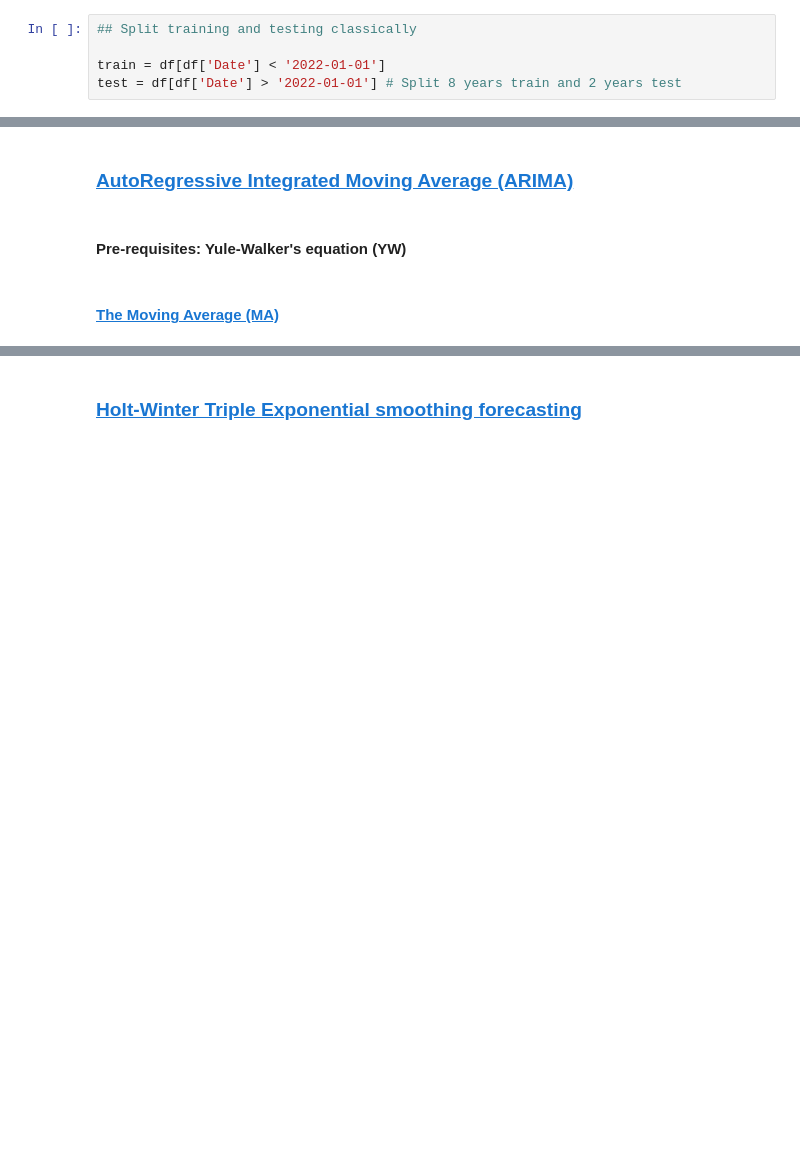
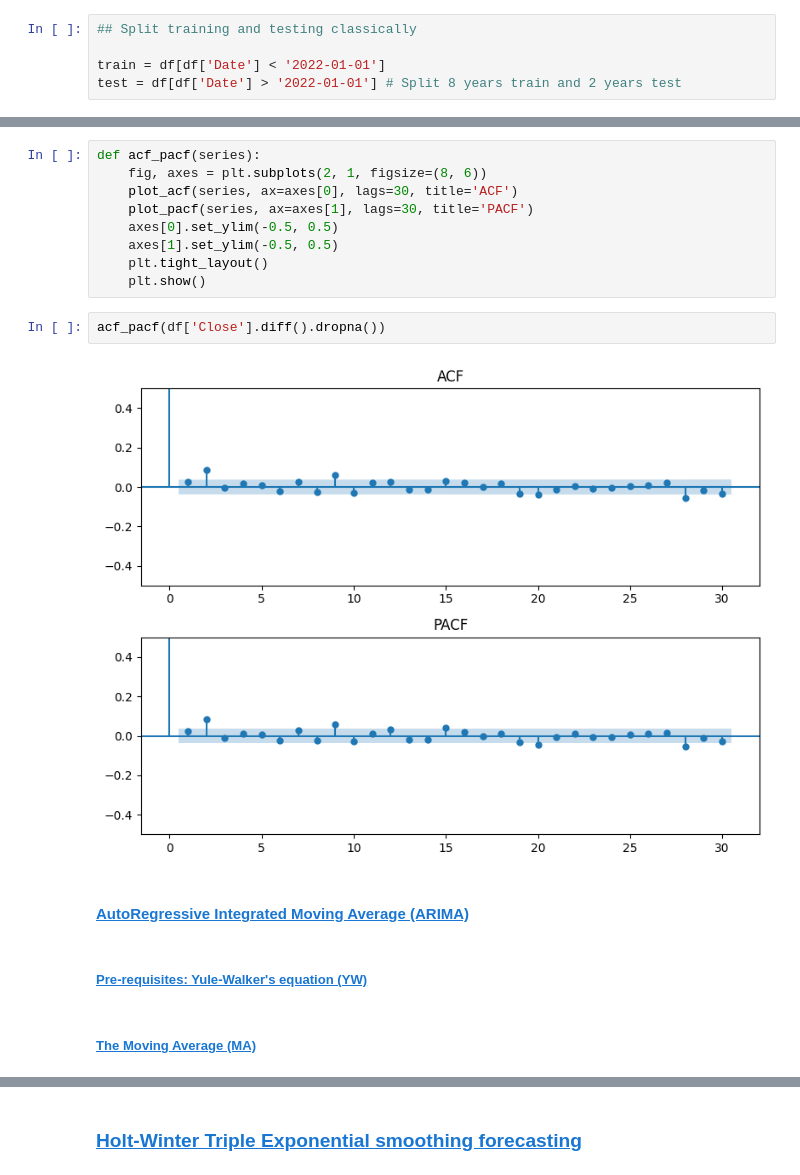
Before and after one commit to GinHikat/OmniTS_for_Stock, a Jupyter notebook: notebooks/track1_forecasting_benchmark.ipynb, the cells around one changed output, grey strips where cells are left out. Drawn from its saved outputs; the diff is of its cells as text; blank space fills up the shorter version.

Commit message:
Add arima

```diff
--- a/notebooks/track1_forecasting_benchmark.ipynb
+++ b/notebooks/track1_forecasting_benchmark.ipynb
@@ -87,6 +264,19 @@ test = df[df['Date'] > '2022-01-01'] # Split 8 years train and 2 years test
+# %%
+def acf_pacf(series):
+    fig, axes = plt.subplots(2, 1, figsize=(8, 6))
+    plot_acf(series, ax=axes[0], lags=30, title='ACF')
+    plot_pacf(series, ax=axes[1], lags=30, title='PACF')
+    axes[0].set_ylim(-0.5, 0.5)
+    axes[1].set_ylim(-0.5, 0.5)
+    plt.tight_layout()
+    plt.show()
+# %%
+acf_pacf(df['Close'].diff().dropna())
+# %% [output]
+[figure, added]
 # %% [markdown]
-### <a id='toc1_1_1_'></a>[AutoRegressive Integrated Moving Average (ARIMA)](#toc0_)
+#### <a id='toc1_1_1_2_'></a>[AutoRegressive Integrated Moving Average (ARIMA)](#toc0_)
 # %% [markdown]
-#### Pre-requisites: Yule-Walker's equation (YW)
+##### <a id='toc1_1_1_2_1_'></a>[Pre-requisites: Yule-Walker's equation (YW)](#toc0_)
 # %% [markdown]
-#### <a id='toc1_1_1_1_'></a>[The Moving Average (MA)](#toc0_)
+##### <a id='toc1_1_1_2_2_'></a>[The Moving Average (MA)](#toc0_)
```
Also changed, not shown: parts of 36 cells of this notebook, 5 other files.
